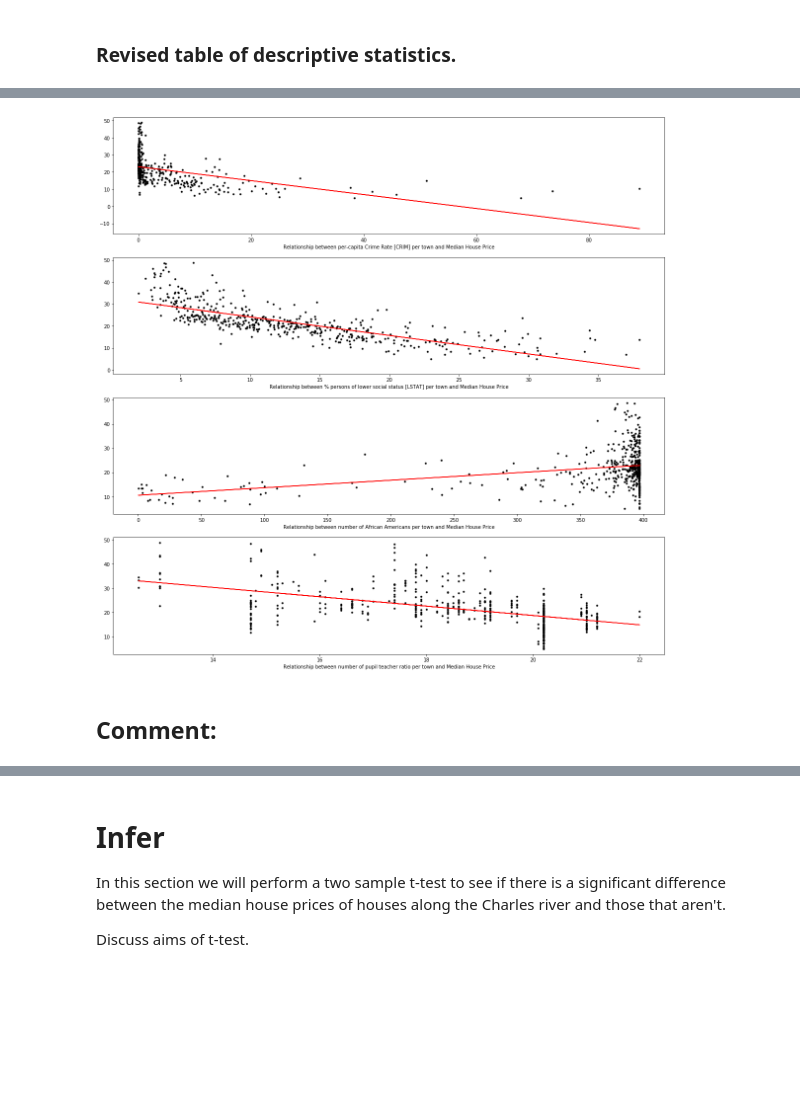
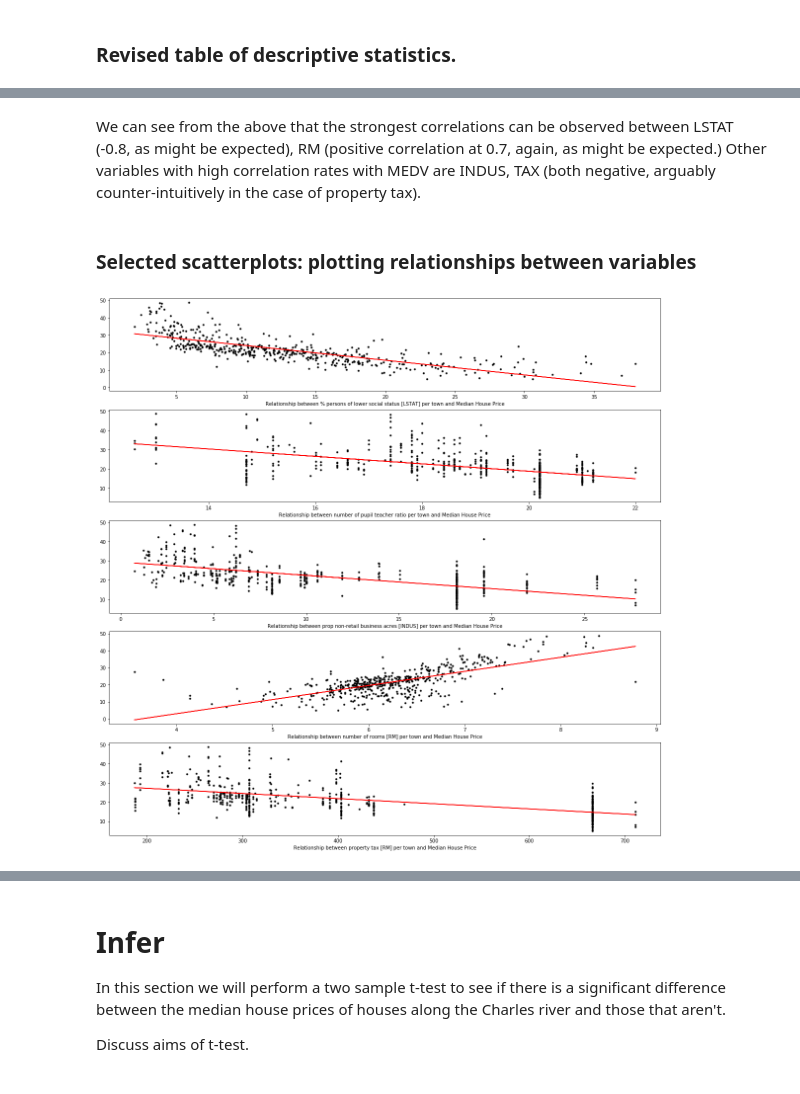
Before and after one commit to davesheils/machineLearningStatisticsProject2019, a Jupyter notebook: Project Notebook.ipynb, the cells around one changed output, grey strips where cells are left out. Cells and saved outputs as stored; diff of their text form; code cells hidden in the pictures; blank space fills up the shorter version.

Commit message:
Finished section 1 - revisions: added correlation matrix and limited plots to variables of interest

```diff
--- a/Project Notebook.ipynb
+++ b/Project Notebook.ipynb
@@ -241,50 +255,69 @@ We will begin by looking at demographics. We have two demographic variables, nam
+# %% [markdown]
+We can see from the above that the strongest correlations can be observed between LSTAT (-0.8, as might be expected), RM (positive correlation at 0.7, again, as might be expected.) Other variables with high correlation rates with MEDV are INDUS, TAX (both negative, arguably counter-intuitively in the case of property tax).
+# %% [markdown]
+### Selected scatterplots: plotting relationships between variables
 # %%
+# Plots are only for variables that have a correlation of nearer -1 or +1 with MEDV.
+
 plt.rcParams['figure.figsize'] = [20,20]
 
 
 # use numply polyfit to get parameters of the equation of the line of best fit
 # m = np.polyfit(x,y,1)[0]
 # c = np.polyfit(x,y,1)[1]
 
-plt.subplot(4,1,1)
-# Plot relationship between criminality and house price
-x = boston['CRIM']
-y = boston['MEDV']
-m = np.polyfit(x,y,1)[0]
-c = np.polyfit(x,y,1)[1]
-plt.plot(x,y,'k.')
-plt.plot(x,m*x+c,'r')
-plt.xlabel("Relationship between per-capita Crime Rate [CRIM] per town and Median House Price")
-plt.subplot(4,1,2)
+
 # Plot relationship between social status and house price
+plt.subplot(5,1,1)
 x = boston['LSTAT']
 y = boston['MEDV']
 m = np.polyfit(x,y,1)[0]
 c = np.polyfit(x,y,1)[1]
 plt.plot(x,y,'k.')
 plt.plot(x,m*x+c,'r')
 plt.xlabel("Relationship between % persons of lower social status [LSTAT] per town and Median House Price")
-# Plot relationship between the number of african americans in an area and house price
-plt.subplot(4,1,3)
-x = boston['B']
-y = boston['MEDV']
-m = np.polyfit(x,y,1)[0]
-c = np.polyfit(x,y,1)[1]
-plt.plot(x,y,'k.')
-plt.plot(x,m*x+c,'r')
-plt.xlabel("Relationship between number of African Americans per town and Median House Price")
+
 # Plot relationship between the pupil-teacher ratio in an area and house eprice
-plt.subplot(4,1,4)
+plt.subplot(5,1,2)
 x = boston['PTRATIO']
 y = boston['MEDV']
 m = np.polyfit(x,y,1)[0]
 c = np.polyfit(x,y,1)[1]
 plt.plot(x,y,'k.')
 plt.plot(x,m*x+c,'r')
 plt.xlabel("Relationship between number of pupil teacher ratio per town and Median House Price")
 
+# Plot relationship between prop non-retail business acres and house price
+plt.subplot(5,1,3)
+x = boston['INDUS']
+y = boston['MEDV']
+m = np.polyfit(x,y,1)[0]
+c = np.polyfit(x,y,1)[1]
+plt.plot(x,y,'k.')
+plt.plot(x,m*x+c,'r')
+plt.xlabel("Relationship between prop non-retail business acres [INDUS] per town and Median House Price")
+
+# Plot relationship between distance to five major employment centres and house price
+plt.subplot(5,1,4)
+x = boston['RM']
+y = boston['MEDV']
+m = np.polyfit(x,y,1)[0]
+c = np.polyfit(x,y,1)[1]
+plt.plot(x,y,'k.')
+plt.plot(x,m*x+c,'r')
+plt.xlabel("Relationship between number of rooms [RM] per town and Median House Price")
+
+# Plot relationship between property employment centres and house price
+plt.subplot(5,1,5)
+x = boston['TAX']
+y = boston['MEDV']
+m = np.polyfit(x,y,1)[0]
+c = np.polyfit(x,y,1)[1]
+plt.plot(x,y,'k.')
+plt.plot(x,m*x+c,'r')
+plt.xlabel("Relationship between property tax [RM] per town and Median House Price")
+
+
 plt.show()
 # %% [output]
-[figure, old version]
+[figure, new version]
-# %% [markdown]
-## Comment:
```
Also changed, not shown: parts of 17 cells of this notebook, 1 other file.
